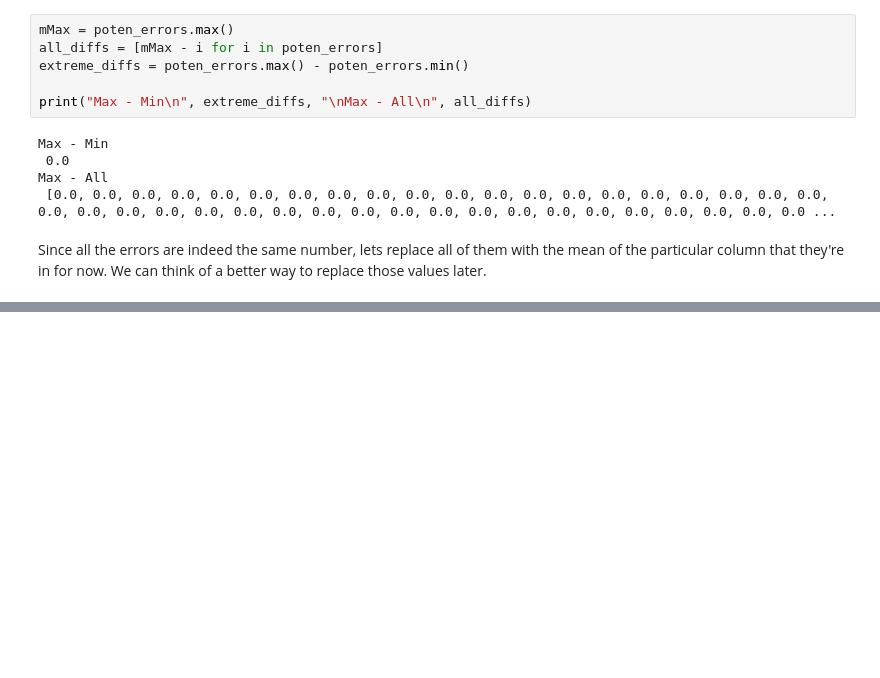
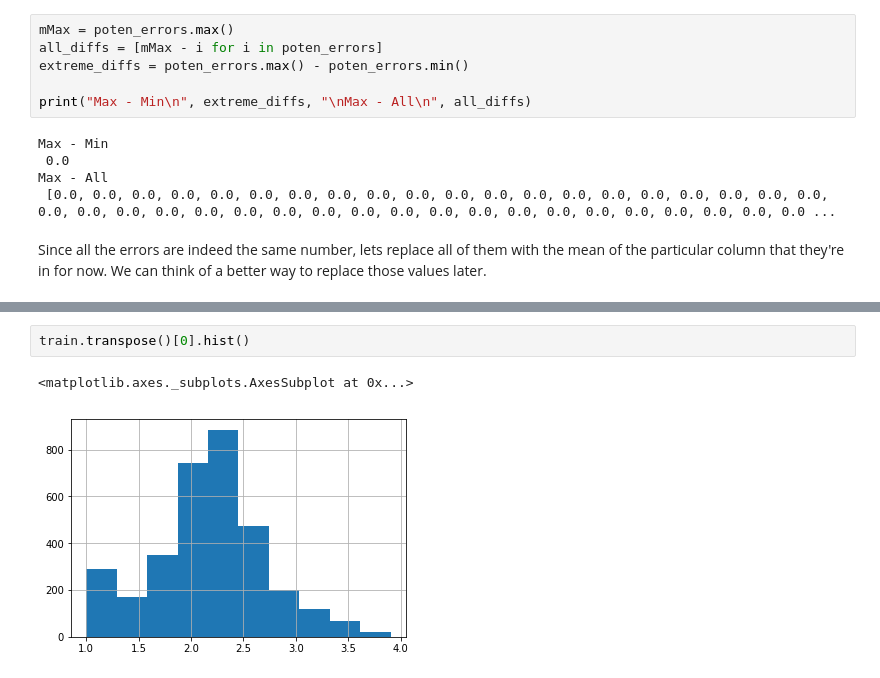
Before and after one commit to calebdre/Machine-Learning-Project, a Jupyter notebook: part1/explore.ipynb, the cells around one changed output, grey strips where cells are left out. Drawn from its saved outputs; the diff is of its cells as text; blank space fills up the shorter version.

```diff
--- a/part1/explore.ipynb
+++ b/part1/explore.ipynb
@@ -111,0 +145,5 @@ Since all the errors are indeed the same number, lets replace all of them with t
+# %%
+train.transpose()[0].hist()
+# %% [output]
+<matplotlib.axes._subplots.AxesSubplot at 0x...>
+[figure, added]
```
Also changed, not shown: parts of 8 cells of this notebook.
